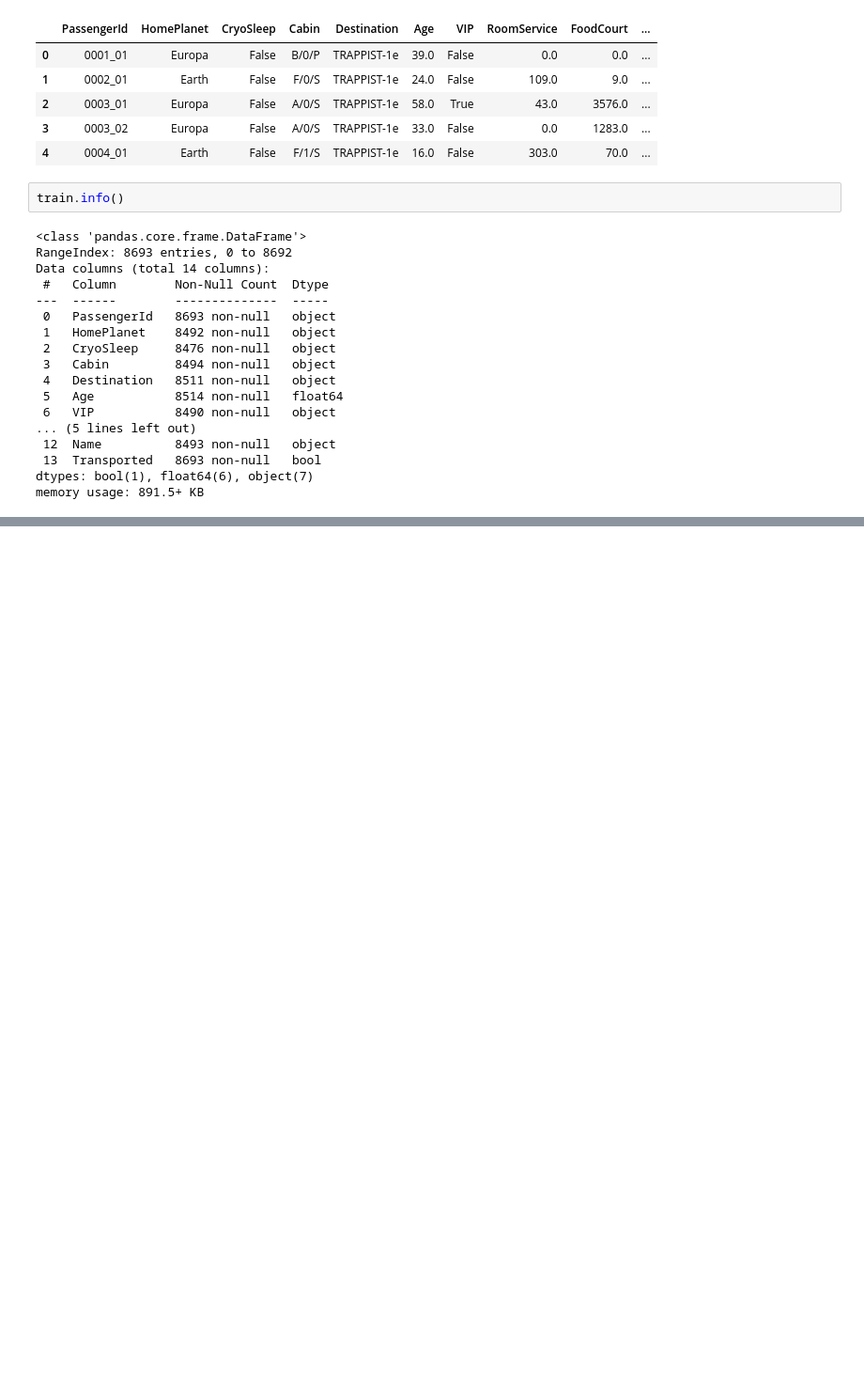
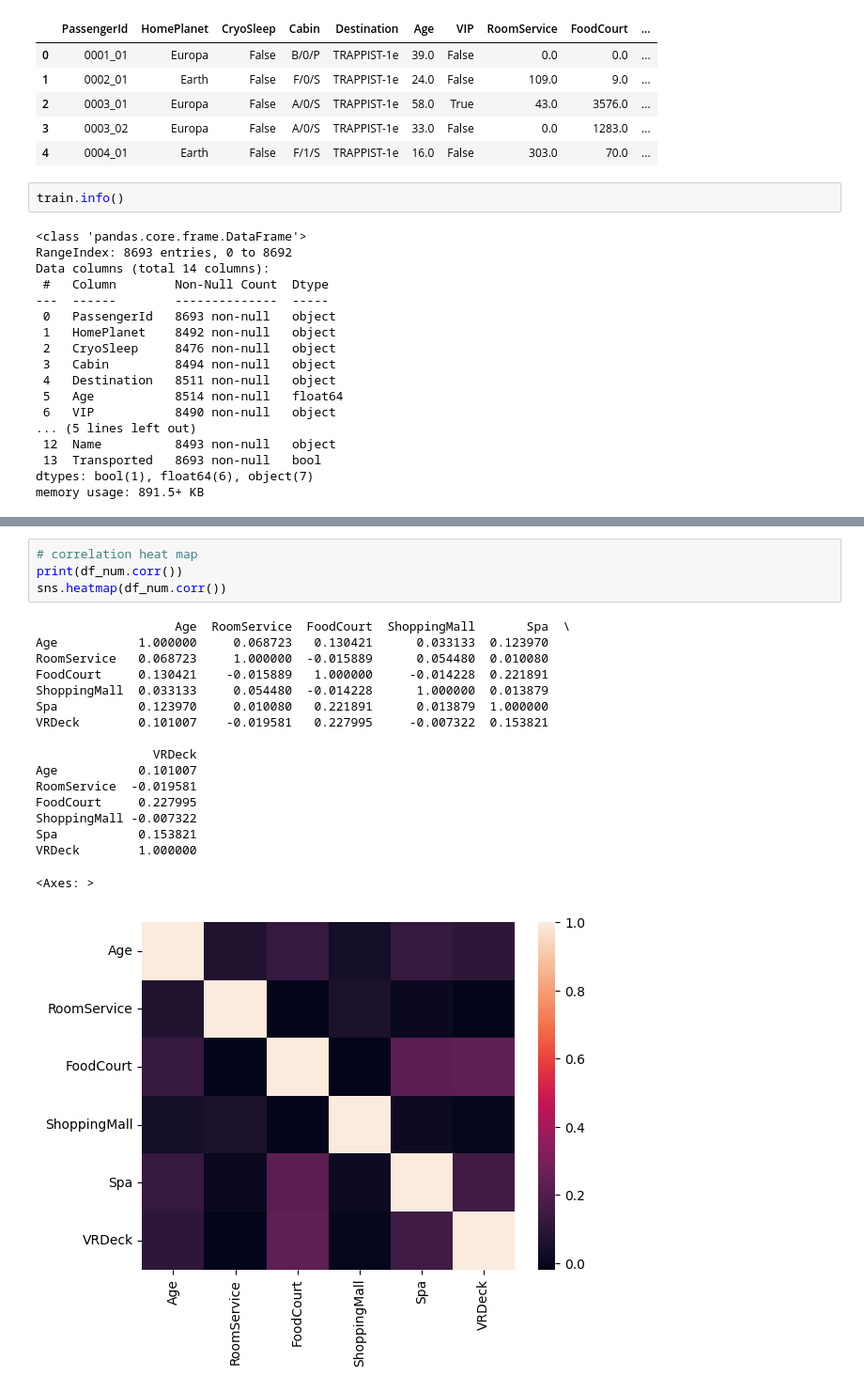
Before and after one commit to RazerP4antom/data-analysis, a Jupyter notebook: Spaceship Titanic/notebook5.ipynb, the cells around one changed output, grey strips where cells are left out. Shown at 94% size. Drawn from its saved outputs; the diff is of its cells as text; blank space fills up the shorter version.

```diff
--- a/Spaceship Titanic/notebook5.ipynb
+++ b/Spaceship Titanic/notebook5.ipynb
@@ -34,0 +59,22 @@ memory usage: 891.5+ KB
+# %%
+# correlation heat map
+print(df_num.corr())
+sns.heatmap(df_num.corr())
+# %% [output]
+                   Age  RoomService  FoodCourt  ShoppingMall       Spa  \
+Age           1.000000     0.068723   0.130421      0.033133  0.123970
+RoomService   0.068723     1.000000  -0.015889      0.054480  0.010080
+FoodCourt     0.130421    -0.015889   1.000000     -0.014228  0.221891
+ShoppingMall  0.033133     0.054480  -0.014228      1.000000  0.013879
+Spa           0.123970     0.010080   0.221891      0.013879  1.000000
+VRDeck        0.101007    -0.019581   0.227995     -0.007322  0.153821
+
+                VRDeck
+Age           0.101007
+RoomService  -0.019581
+FoodCourt     0.227995
+ShoppingMall -0.007322
+Spa           0.153821
+VRDeck        1.000000
+<Axes: >
+[figure, added]
```
Also changed, not shown: parts of 5 cells of this notebook.
